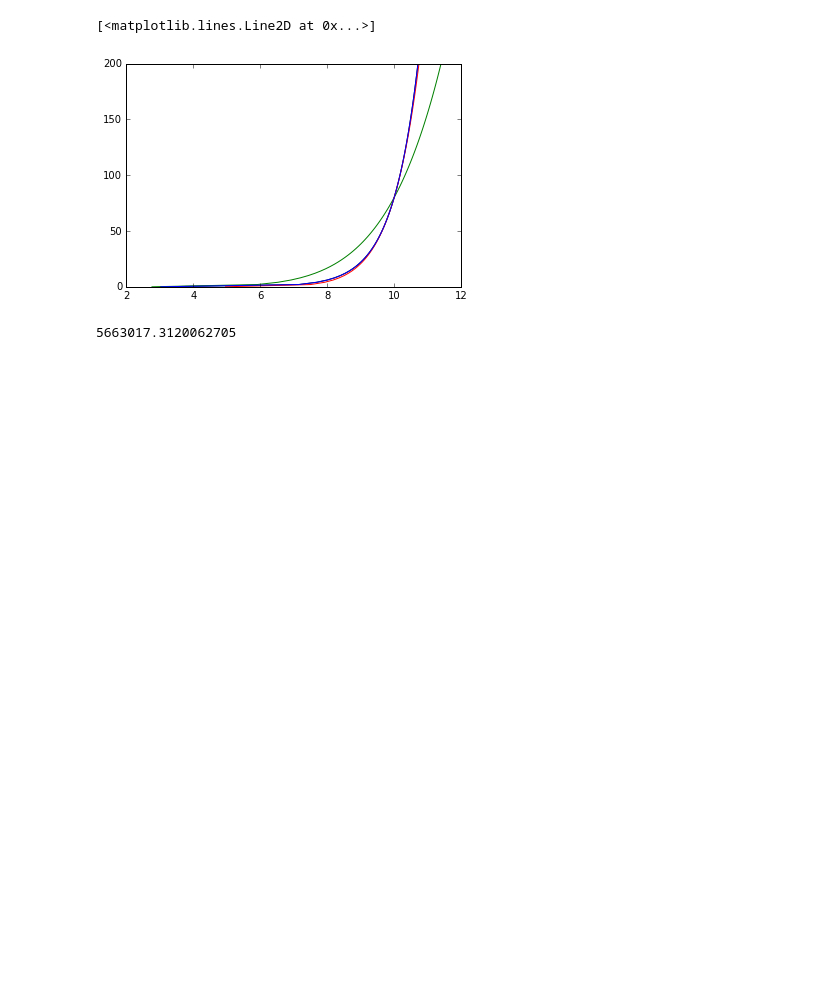
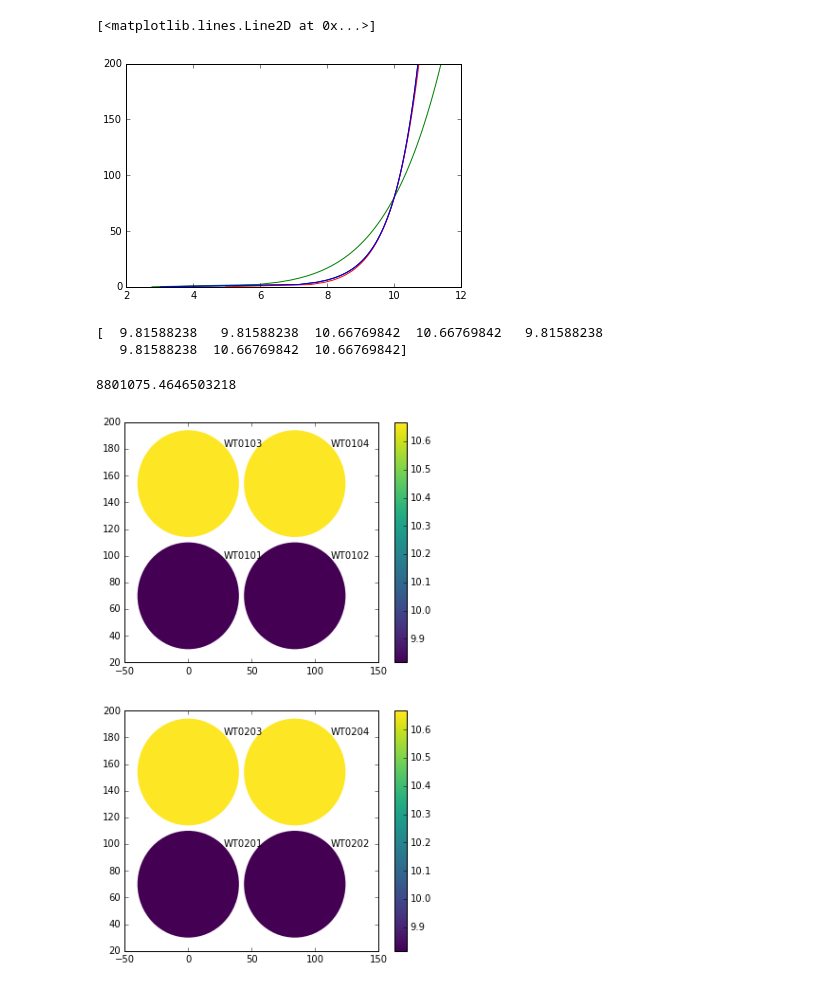
Before and after one commit to FUSED-Wind/FUSED-Wake, a Jupyter notebook: examples/Multiple_turbine_and_multiple_heights.ipynb, the cells around one changed output. Saved outputs shown, nothing was run; the diff lists cells and outputs as text; code cells hidden in the pictures; blank space fills up the shorter version.

```diff
--- a/examples/Multiple_turbine_and_multiple_heights.ipynb
+++ b/examples/Multiple_turbine_and_multiple_heights.ipynb
@@ -53,11 +55,61 @@ plt.plot(U_plot3,z_plot,'-b')
 WS=RotorAvg(get_ABL_U, H=wf.H, R=wf.R, dep='z', Ur=10., zr=80., type='MOB', L=-400.,z0=0.005,zi=400.)
 # %%
 # Inputs
-WD=0*np.ones([wf.nWT])
+print WS
+WD=180*np.ones([wf.nWT])
 TI=0.1*np.ones([wf.nWT])
 
 # Run the models
 out=gcl(WS=WS, WD=WD, TI=TI, version='fort_gclm')
 out.p_wt.sum()
 # %% [output]
-5663017.3120062705
+[  9.81588238   9.81588238  10.66769842  10.66769842   9.81588238
+   9.81588238  10.66769842  10.66769842]
+8801075.4646503218
+# %%
+fig = plt.figure(figsize=[6,10])
+ax = fig.add_subplot(211)
+upstream=range(4)
+circles(x=wf.xyz[0,upstream],
+        y=wf.xyz[2,upstream],
+        s=np.array(wf.R)[upstream],
+        c=WS[upstream],
+        cmap=plt.cm.viridis,lw=0,
+        )
+plt.colorbar()
+for i in upstream:
+    ax.annotate(str(wf.__getattr__('name')[i]).zfill(2),wf.xyz[[0,2],i]+0.7*np.array([wf.R[i],wf.R[i]]))
+    '''
+    ax.arrow(x=wf.xyz[0,i],
+          y=wf.xyz[1,i],
+          dx=wf.R[1]*WS[i]*np.cos(np.deg2rad(270-WD[i])),
+          dy=wf.R[1]*WS[i]*np.sin(np.deg2rad(270-WD[i])),
+          head_length=3*wf.R[1],head_width=wf.R[1],
+          length_includes_head=True,
+          fc='k',ec='k',
+         )
+    #'''
+
+ax = fig.add_subplot(212)
+upstream=range(4,8)
+circles(x=wf.xyz[0,upstream],
+        y=wf.xyz[2,upstream],
+        s=np.array(wf.R)[upstream],
+        c=WS[upstream],
+        cmap=plt.cm.viridis,lw=0,
+        )
+plt.colorbar()
+for i in upstream:
+    ax.annotate(str(wf.__getattr__('name')[i]).zfill(2),wf.xyz[[0,2],i]+0.7*np.array([wf.R[i],wf.R[i]]))
+    '''
+    ax.arrow(x=wf.xyz[0,i],
+          y=wf.xyz[1,i],
+          dx=wf.R[1]*WS[i]*np.cos(np.deg2rad(270-WD[i])),
+          dy=wf.R[1]*WS[i]*np.sin(np.deg2rad(270-WD[i])),
+          head_length=3*wf.R[1],head_width=wf.R[1],
+          length_includes_head=True,
+          fc='k',ec='k',
+         )
+    #'''
+# %% [output]
+[figure, added]
```
Also changed, not shown: parts of 9 cells of this notebook, 3 other files.
